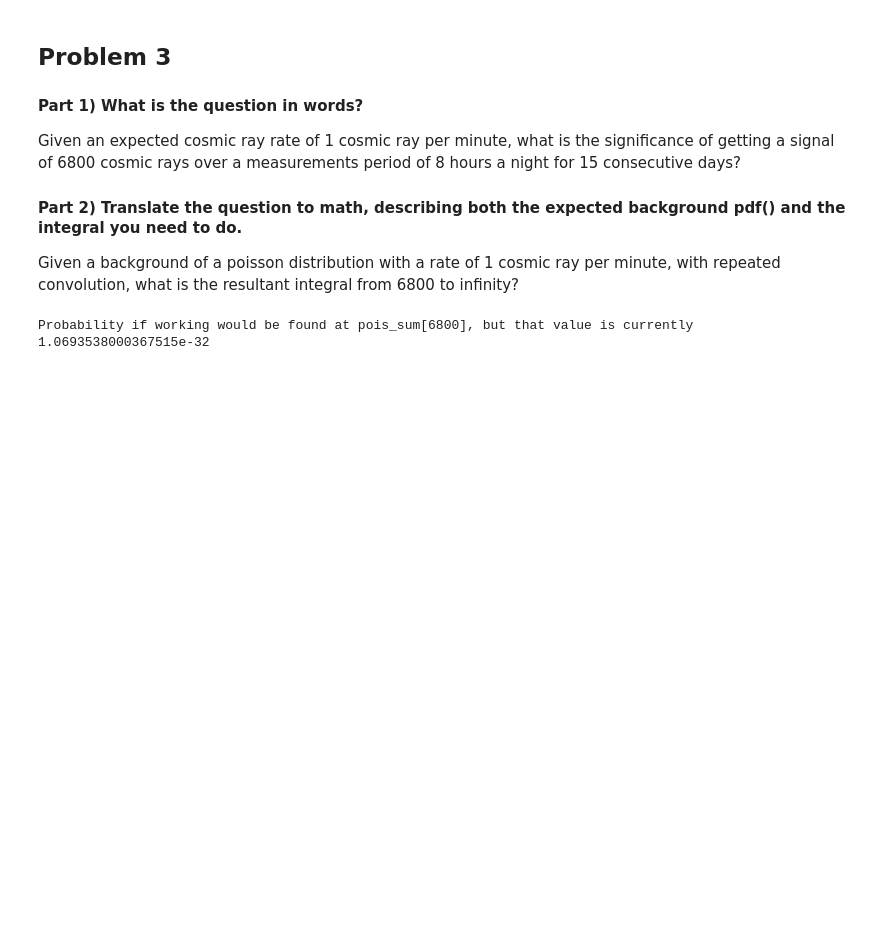
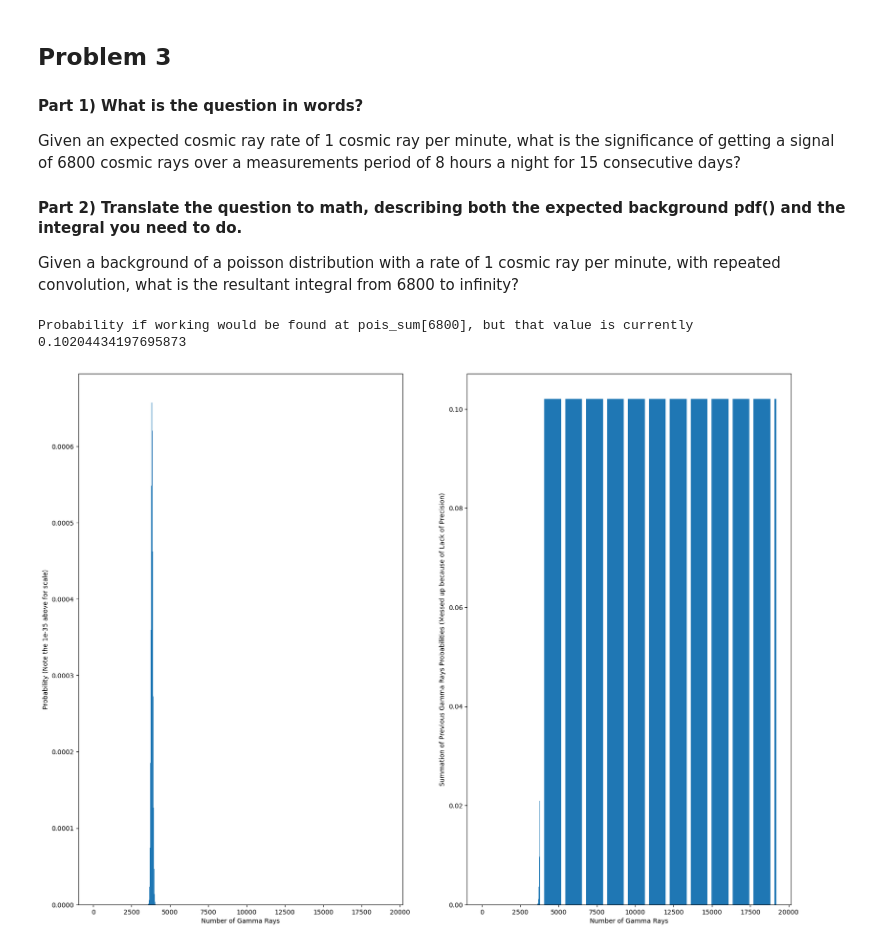
Before and after one commit to zmarucheck/Phys-434, a Jupyter notebook: Lab #3/Lab 3.ipynb, the cells around one changed output. Saved outputs shown, nothing was run; the diff lists cells and outputs as text; code cells hidden in the pictures; blank space fills up the shorter version.

```diff
--- a/Lab #3/Lab 3.ipynb
+++ b/Lab #3/Lab 3.ipynb
@@ -117,35 +117,36 @@ Given an expected cosmic ray rate of 1 cosmic ray per minute, what is the signif
 #### Part 2) Translate the question to math, describing both the expected background pdf() and the integral you need to do.
 Given a background of a poisson distribution with a rate of 1 cosmic ray per minute, with repeated convolution, what is the resultant integral from 6800 to infinity?
 # %%
-x = np.arange(stats.poisson.ppf(0.01, 1),
-              stats.poisson.ppf(0.99, 1))
+x = np.arange(stats.poisson.ppf(0.0001, 1),
+              stats.poisson.ppf(0.9999, 1))
 
 p1 = stats.poisson.pmf(x, 1)
 p2 = p1
 num_minutes = 8*60
 num_days = 8
 
 for i in range(num_minutes - 1):
     con = np.convolve(p1, p2)
     p1 = con
 p2 = p1
 for i in range(num_days - 1):
     con = np.convolve(p1, p2)
     p1 = con
 
 pois_sum = p1.copy()
 for i in range(pois_sum.size - 1):
     pois_sum[i + 1] = pois_sum[i] + pois_sum[i + 1]
 
 fig, (ax1, ax2) = plt.subplots(1, 2)
-ax1.bar(range(0,11521), p1)
+ax1.bar(range(0,19201), p1)
 ax1.set_xlabel("Number of Gamma Rays")
 ax1.set_ylabel("Probability (Note the 1e-35 above for scale)")
 
-ax2.bar(range(0,11521), pois_sum)
+ax2.bar(range(0,19201), pois_sum)
 ax2.set_xlabel("Number of Gamma Rays")
 ax2.set_ylabel("Summation of Previous Gamma Rays Probabilities (Messed up because of Lack of Precision)")
 
 print("Probability if working would be found at pois_sum[6800], but that value is currently " + str(pois_sum[6800]))
 # %% [output]
-Probability if working would be found at pois_sum[6800], but that value is currently 1.0693538000367515e-32
+Probability if working would be found at pois_sum[6800], but that value is currently 0.10204434197695873
+[figure, added]
```
Also changed, not shown: parts of 3 cells of this notebook, 1 other file.
